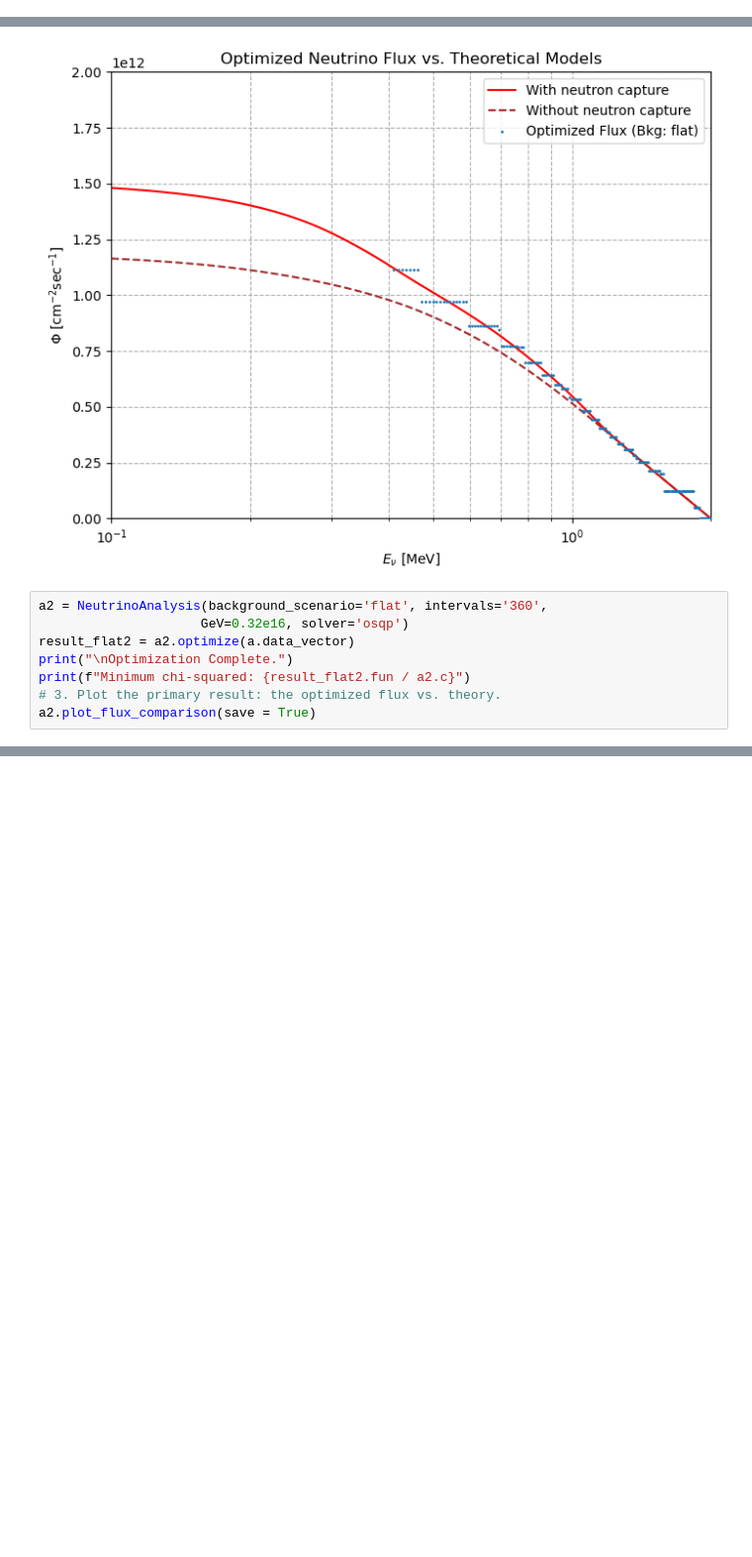
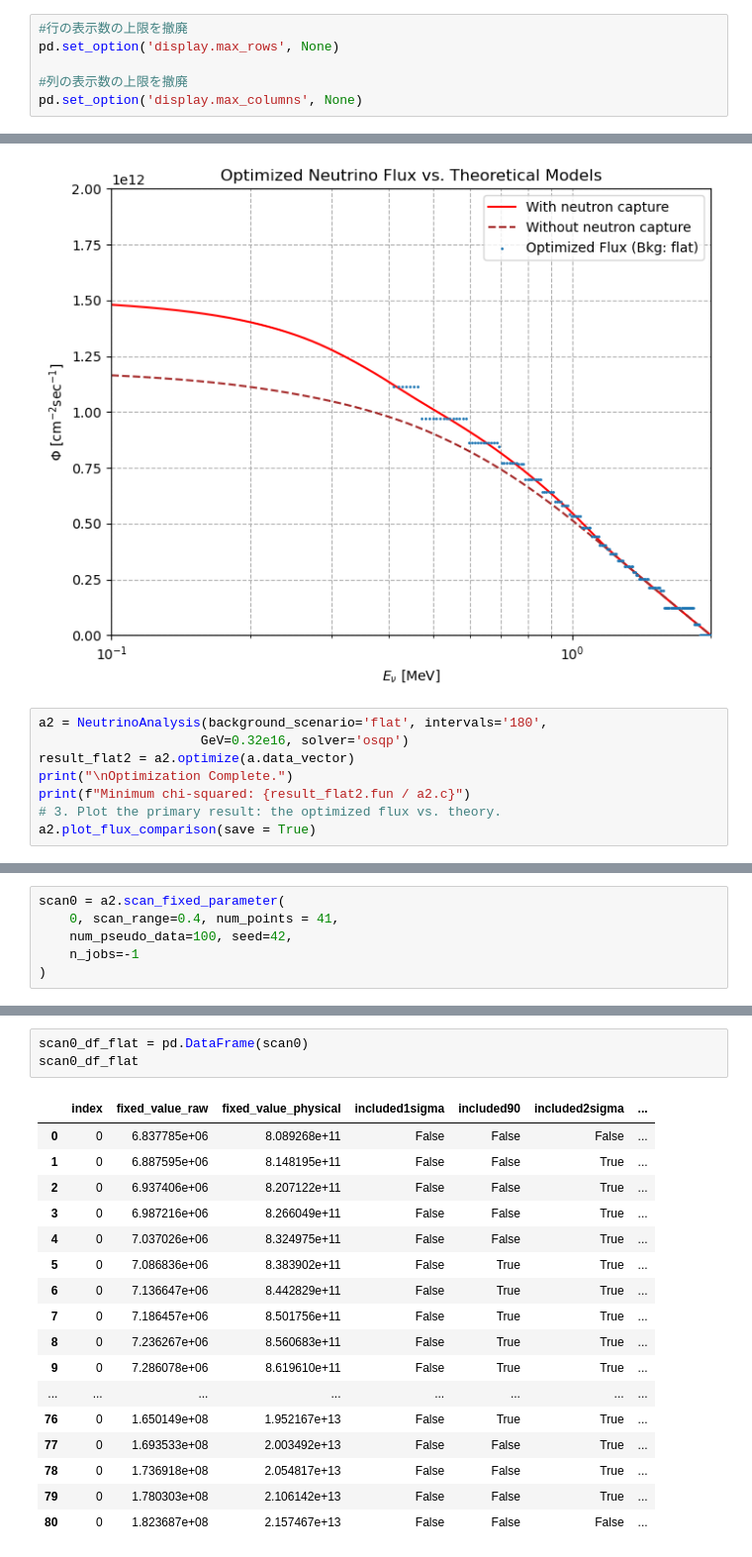
Before and after one commit to kyphys-creator/neutrinoAnalysis, a Jupyter notebook: montecarlo.ipynb, the cells around one changed output, grey strips where cells are left out. Shown at 99% size. Drawn from its saved outputs; the diff is of its cells as text; blank space fills up the shorter version.

```diff
--- a/montecarlo.ipynb
+++ b/montecarlo.ipynb
@@ -10,6 +11,12 @@ a = NeutrinoAnalysis(background_scenario='flat', intervals='180',
 
 # 途中でも切り替え可能
 #a.set_solver('osqp')
+# %%
+#行の表示数の上限を撤廃
+pd.set_option('display.max_rows', None)
+
+#列の表示数の上限を撤廃
+pd.set_option('display.max_columns', None)
 # %%
 a = NeutrinoAnalysis(background_scenario='flat', intervals='180',
                      GeV=0.32e16, solver='scipy')
@@ -24,7 +31,7 @@ Minimum chi-squared: 3.813569201894367e-30
 Plot saved as scenario_bkg_flat/flux_comparison_bkg_flat.pdf
 [figure]
 # %%
-a2 = NeutrinoAnalysis(background_scenario='flat', intervals='360',
+a2 = NeutrinoAnalysis(background_scenario='flat', intervals='180',
                      GeV=0.32e16, solver='osqp')
 result_flat2 = a2.optimize(a.data_vector)
 print("\nOptimization Complete.")
@@ -37,2 +44,8 @@ Minimum chi-squared: 9.152146984112908e-17
 Plot saved as scenario_bkg_flat/flux_comparison_bkg_flat.pdf
 [figure]
+# %%
+scan0 = a2.scan_fixed_parameter(
+    0, scan_range=0.4, num_points = 41,
+    num_pseudo_data=100, seed=42,
+    n_jobs=-1
+)
@@ -38,0 +70,21 @@ Plot saved as scenario_bkg_flat/flux_comparison_bkg_flat.pdf
+# %%
+scan0_df_flat = pd.DataFrame(scan0)
+scan0_df_flat
+# %% [output]
+|  | index | fixed_value_raw | fixed_value_physical | included1sigma | included90 | included2sigma | ... |
+| 0 | 0 | 6.837785e+06 | 8.089268e+11 | False | False | False | ... |
+| 1 | 0 | 6.887595e+06 | 8.148195e+11 | False | False | True | ... |
+| 2 | 0 | 6.937406e+06 | 8.207122e+11 | False | False | True | ... |
+| 3 | 0 | 6.987216e+06 | 8.266049e+11 | False | False | True | ... |
+| 4 | 0 | 7.037026e+06 | 8.324975e+11 | False | False | True | ... |
+| 5 | 0 | 7.086836e+06 | 8.383902e+11 | False | True | True | ... |
+| 6 | 0 | 7.136647e+06 | 8.442829e+11 | False | True | True | ... |
+| 7 | 0 | 7.186457e+06 | 8.501756e+11 | False | True | True | ... |
+| 8 | 0 | 7.236267e+06 | 8.560683e+11 | False | True | True | ... |
+| 9 | 0 | 7.286078e+06 | 8.619610e+11 | False | True | True | ... |
+| ... | ... | ... | ... | ... | ... | ... | ... |
+| 76 | 0 | 1.650149e+08 | 1.952167e+13 | False | True | True | ... |
+| 77 | 0 | 1.693533e+08 | 2.003492e+13 | False | False | True | ... |
+| 78 | 0 | 1.736918e+08 | 2.054817e+13 | False | False | True | ... |
+| 79 | 0 | 1.780303e+08 | 2.106142e+13 | False | False | True | ... |
+| 80 | 0 | 1.823687e+08 | 2.157467e+13 | False | False | False | ... |
```
Also changed, not shown: parts of 10 cells of this notebook, 1 other file.
